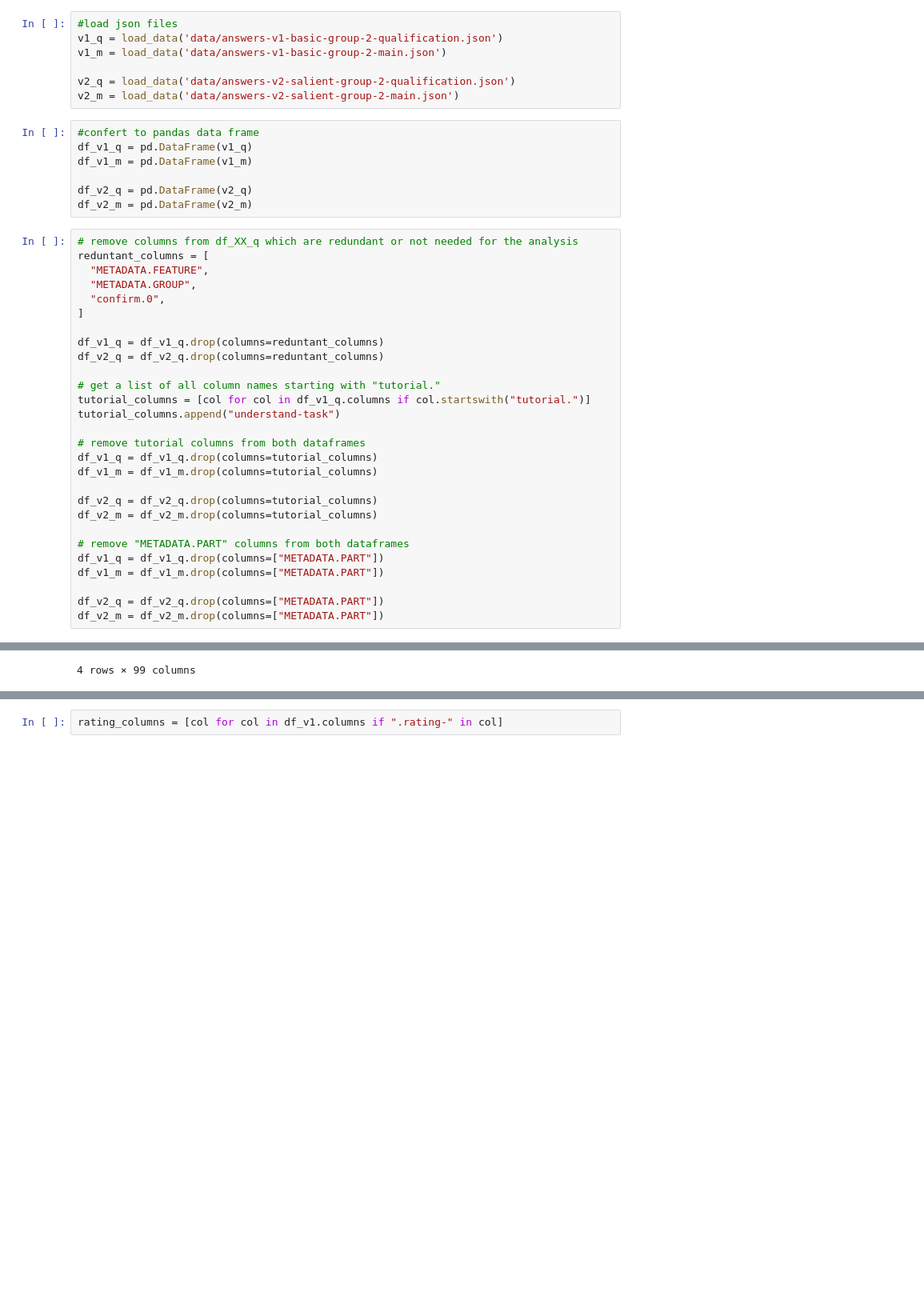
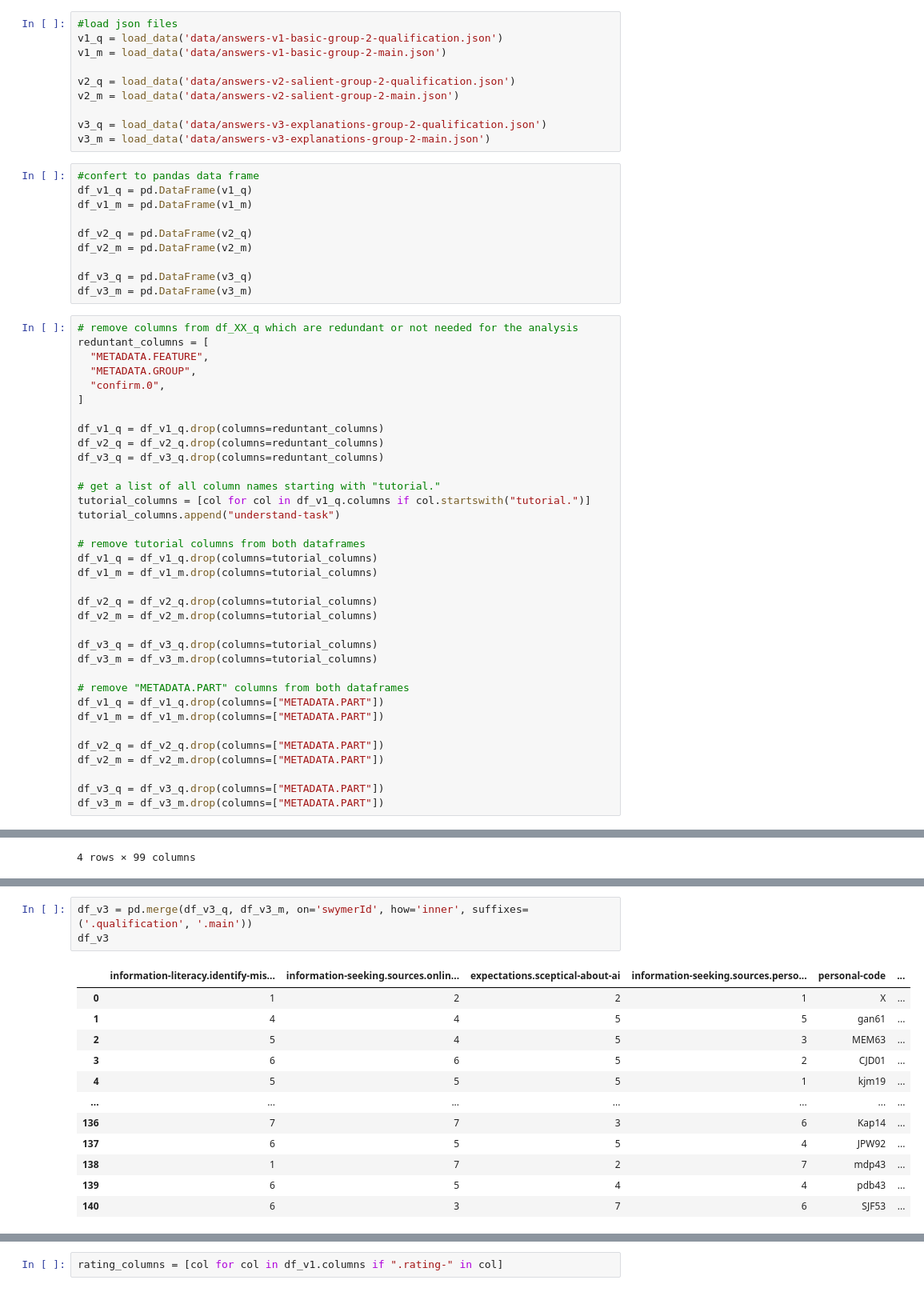
Before and after one commit to csomorbalazs/xai-experiment, a Jupyter notebook: postprocessing/Data_Cleaning_XAI.ipynb, the cells around one changed output, grey strips where cells are left out. Shown at 80% size. Cells and saved outputs as stored; diff of their text form; blank space fills up the shorter version.

Commit message:
Add v3 to data cleaning

```diff
--- a/postprocessing/Data_Cleaning_XAI.ipynb
+++ b/postprocessing/Data_Cleaning_XAI.ipynb
@@ -27,6 +27,9 @@ v1_m = load_data('data/answers-v1-basic-group-2-main.json')
 
 v2_q = load_data('data/answers-v2-salient-group-2-qualification.json')
 v2_m = load_data('data/answers-v2-salient-group-2-main.json')
+
+v3_q = load_data('data/answers-v3-explanations-group-2-qualification.json')
+v3_m = load_data('data/answers-v3-explanations-group-2-main.json')
 # %%
 #confert to pandas data frame
 df_v1_q = pd.DataFrame(v1_q)
@@ -34,6 +37,9 @@ df_v1_m = pd.DataFrame(v1_m)
 
 df_v2_q = pd.DataFrame(v2_q)
 df_v2_m = pd.DataFrame(v2_m)
+
+df_v3_q = pd.DataFrame(v3_q)
+df_v3_m = pd.DataFrame(v3_m)
 # %%
 # remove columns from df_XX_q which are redundant or not needed for the analysis
 reduntant_columns = [
@@ -44,6 +50,7 @@ reduntant_columns = [
 
 df_v1_q = df_v1_q.drop(columns=reduntant_columns)
 df_v2_q = df_v2_q.drop(columns=reduntant_columns)
+df_v3_q = df_v3_q.drop(columns=reduntant_columns)
 
 # get a list of all column names starting with "tutorial."
 tutorial_columns = [col for col in df_v1_q.columns if col.startswith("tutorial.")]
@@ -56,12 +63,18 @@ df_v1_m = df_v1_m.drop(columns=tutorial_columns)
 df_v2_q = df_v2_q.drop(columns=tutorial_columns)
 df_v2_m = df_v2_m.drop(columns=tutorial_columns)
 
+df_v3_q = df_v3_q.drop(columns=tutorial_columns)
+df_v3_m = df_v3_m.drop(columns=tutorial_columns)
+
 # remove "METADATA.PART" columns from both dataframes
 df_v1_q = df_v1_q.drop(columns=["METADATA.PART"])
 df_v1_m = df_v1_m.drop(columns=["METADATA.PART"])
 
 df_v2_q = df_v2_q.drop(columns=["METADATA.PART"])
 df_v2_m = df_v2_m.drop(columns=["METADATA.PART"])
+
+df_v3_q = df_v3_q.drop(columns=["METADATA.PART"])
+df_v3_m = df_v3_m.drop(columns=["METADATA.PART"])
 # %%
 # merge df_v1_q and df_v1_m on swymerId,
 # only keep rows where aliasId is in both dataframes (inner join)
@@ -124,0 +150,16 @@ df_v2
+# %%
+df_v3 = pd.merge(df_v3_q, df_v3_m, on='swymerId', how='inner', suffixes=('.qualification', '.main'))
+df_v3
+# %% [output]
+|  | information-literacy.identify-mis... | information-seeking.sources.onlin... | expectations.sceptical-about-ai | information-seeking.sources.perso... | personal-code | ... |
+| 0 | 1 | 2 | 2 | 1 | X | ... |
+| 1 | 4 | 4 | 5 | 5 | gan61 | ... |
+| 2 | 5 | 4 | 5 | 3 | MEM63 | ... |
+| 3 | 6 | 6 | 5 | 2 | CJD01 | ... |
+| 4 | 5 | 5 | 5 | 1 | kjm19 | ... |
+| ... | ... | ... | ... | ... | ... | ... |
+| 136 | 7 | 7 | 3 | 6 | Kap14 | ... |
+| 137 | 6 | 5 | 5 | 4 | JPW92 | ... |
+| 138 | 1 | 7 | 2 | 7 | mdp43 | ... |
+| 139 | 6 | 5 | 4 | 4 | pdb43 | ... |
+| 140 | 6 | 3 | 7 | 6 | SJF53 | ... |
```
Also changed, not shown: parts of 12 cells of this notebook, 3 other files.
